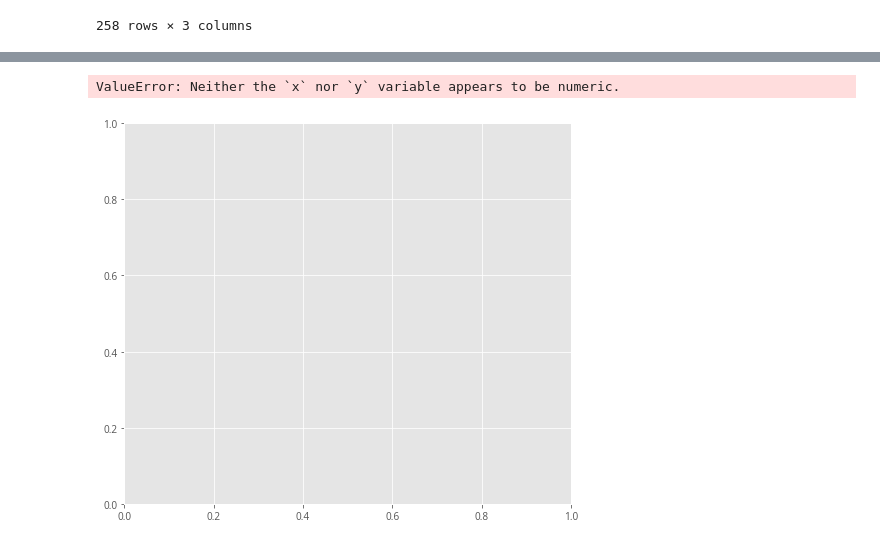
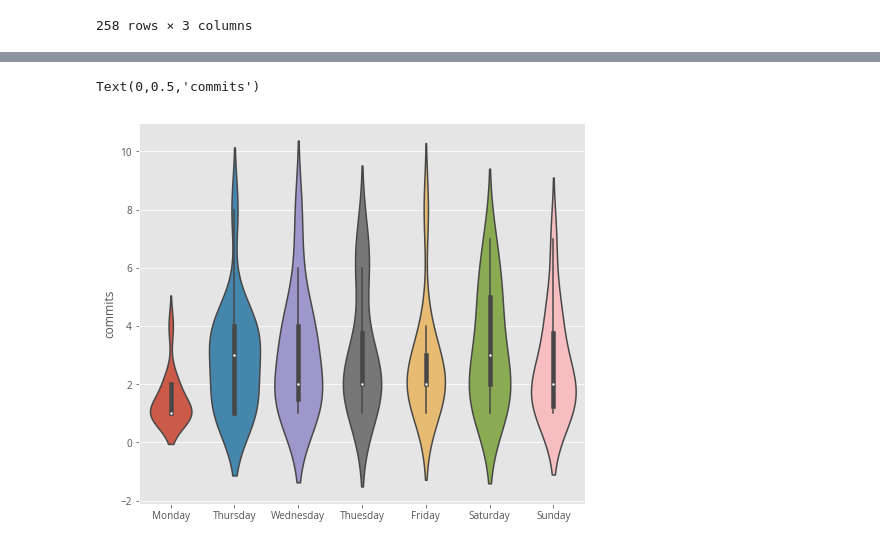
Before and after one commit to etra0/github-plot, a Jupyter notebook: github.ipynb, the cells around one changed output, grey strips where cells are left out. Cells and saved outputs as stored; diff of their text form; code cells hidden in the pictures.

Commit message:
2 plots more

```diff
--- a/github.ipynb
+++ b/github.ipynb
@@ -24,7 +34,7 @@ Lo primero a notar, es que la información se bajó como JSON por cada repositor
 # %% [markdown]
 Cada json del repositorio contiene solamente los commits, por lo tanto se creará un dataset que los contendrá todos juntos
 # %%
-files = !ls data/
+files = os.listdir('data/')
 files
 # %% [output]
 ['ADSW',
@@ -172,9 +194,20 @@ plt.savefig("img/monthly_commit.png", dpi=300)
 # %%
 fig, ax = plt.subplots(figsize=(8,7))
 # se agrupa por mes
 temp = df.copy()
-temp['weekday'] = temp['time'].apply(lambda x: x.strftime("%A"))
-sns.violinplot(x='weekday', y='message', data=temp)
+temp['weekday'] = temp['time'].apply(lambda x: x.strftime("%u"))
+
+grouped = temp.groupby(['weekday', temp['time'].apply(lambda x: x.hour)]).count()
+grouped = grouped.drop('time', 1)
+grouped = grouped.reset_index()
+
+sns.violinplot(x='weekday', y='message' ,data=grouped, scale='count', ax=ax)
+ax.set_xticklabels(['Monday', 'Thursday', 'Wednesday', 'Thuesday', 'Friday', 'Saturday', 'Sunday'])
+ax.set_xlabel("")
+ax.set_ylabel("commits")
+set_title(fig, ax, "Fa")
+
+fig.savefig("img/commit_hours.png", dpi=300)
 # %% [output]
-ValueError: Neither the `x` nor `y` variable appears to be numeric.
+Text(0,0.5,'commits')
-[figure, old version]
+[figure, new version]
```
Also changed, not shown: parts of 5 cells of this notebook, 4 other files.
